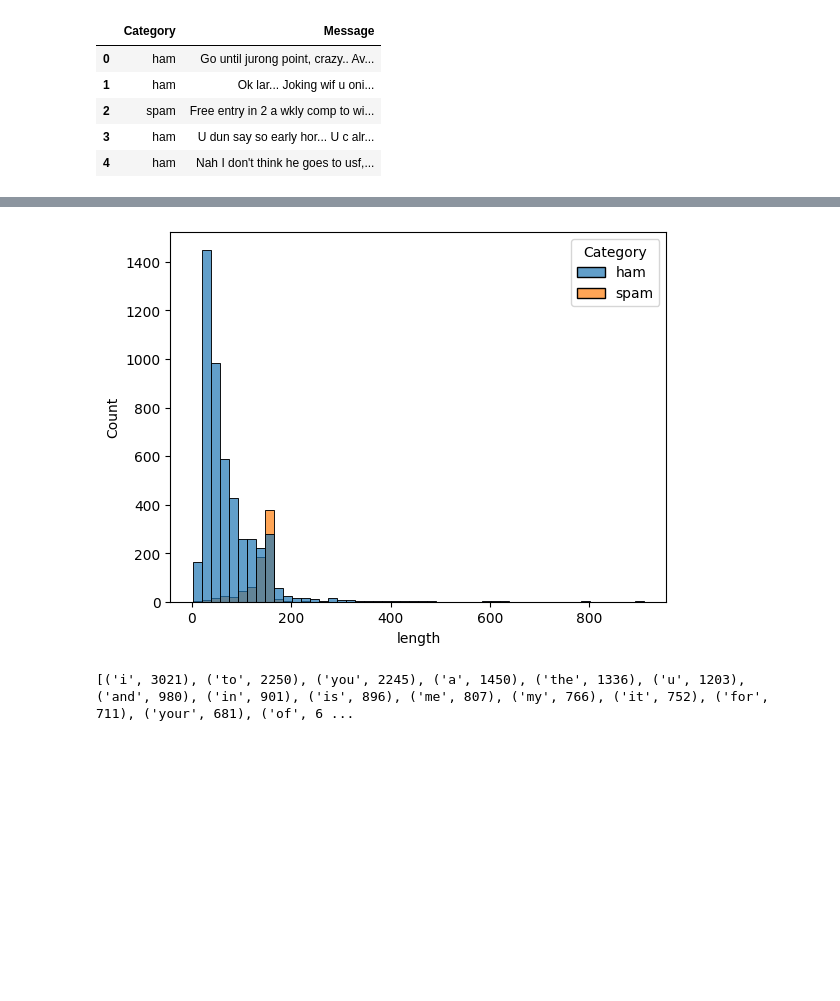
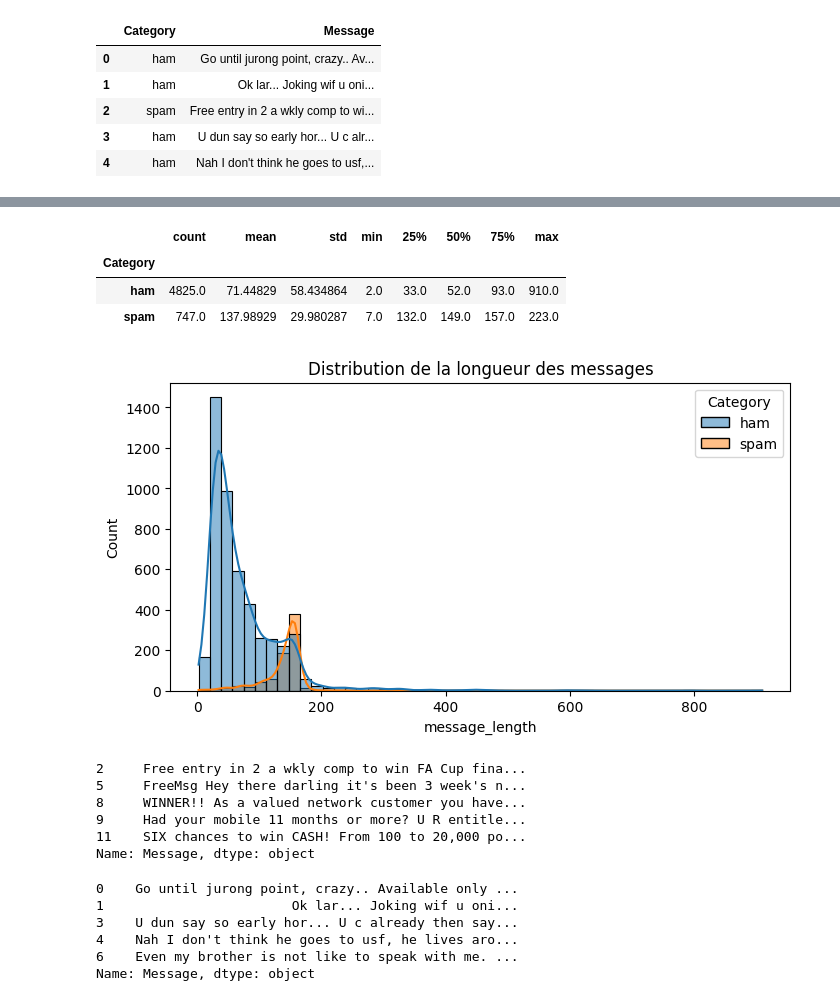
Before and after one commit to x-khalid-x/spam-detection-ml, a Jupyter notebook: notebooks/exploration.ipynb, the cells around one changed output, grey strips where cells are left out. Cells and saved outputs as stored; diff of their text form; code cells hidden in the pictures; blank space fills up the shorter version.

```diff
--- a/notebooks/exploration.ipynb
+++ b/notebooks/exploration.ipynb
@@ -2,4 +2,5 @@
 import pandas as pd
 import matplotlib.pyplot as plt
 import seaborn as sns
+plt.style.use("default")
 # %%
@@ -35,4 +47,4 @@ plt.show()
 # %%
-df['length'] = df['Message'].apply(len)
-df.head()
+df["message_length"] = df["Message"].apply(len)
+df[["Category", "message_length"]].head()
 # %% [output]
@@ -45,15 +57,32 @@ df.head()
+# %%
+df.groupby("Category")["message_length"].describe()
+# %% [output]
+|  | count | mean | std | min | 25% | 50% | 75% | max |
+| Category |  |  |  |  |  |  |  |  |
+| ham | 4825.0 | 71.44829 | 58.434864 | 2.0 | 33.0 | 52.0 | 93.0 | 910.0 |
+| spam | 747.0 | 137.98929 | 29.980287 | 7.0 | 132.0 | 149.0 | 157.0 | 223.0 |
 # %%
-sns.histplot(data=df, x='length', hue='Category', bins=50, alpha=0.7)
+plt.figure(figsize=(8,4))
+sns.histplot(data=df, x="message_length", hue="Category", bins=50, kde=True)
+plt.title("Distribution de la longueur des messages")
 plt.show()
 # %% [output]
-[figure, old version]
+[figure, new version]
-# %%
-from collections import Counter
-import re
-all_words = ' '.join(df['Message']).lower()
-all_words = re.findall(r'\b\w+\b', all_words)
-
-word_counts = Counter(all_words)
-print(word_counts.most_common(20))
-# %% [output]
-[('i', 3021), ('to', 2250), ('you', 2245), ('a', 1450), ('the', 1336), ('u', 1203), ('and', 980), ('in', 901), ('is', 896), ('me', 807), ('my', 766), ('it', 752), ('for', 711), ('your', 681), ('of', 6 ...
+# %%
+df[df["Category"] == "spam"]["Message"].head(5)
+# %% [output]
+2     Free entry in 2 a wkly comp to win FA Cup fina...
+5     FreeMsg Hey there darling it's been 3 week's n...
+8     WINNER!! As a valued network customer you have...
+9     Had your mobile 11 months or more? U R entitle...
+11    SIX chances to win CASH! From 100 to 20,000 po...
+Name: Message, dtype: object
+# %%
+df[df["Category"] == "ham"]["Message"].head(5)
+# %% [output]
+0    Go until jurong point, crazy.. Available only ...
+1                        Ok lar... Joking wif u oni...
+3    U dun say so early hor... U c already then say...
+4    Nah I don't think he goes to usf, he lives aro...
+6    Even my brother is not like to speak with me. ...
+Name: Message, dtype: object
```
Also changed, not shown: parts of 9 cells of this notebook, 15 other files.
